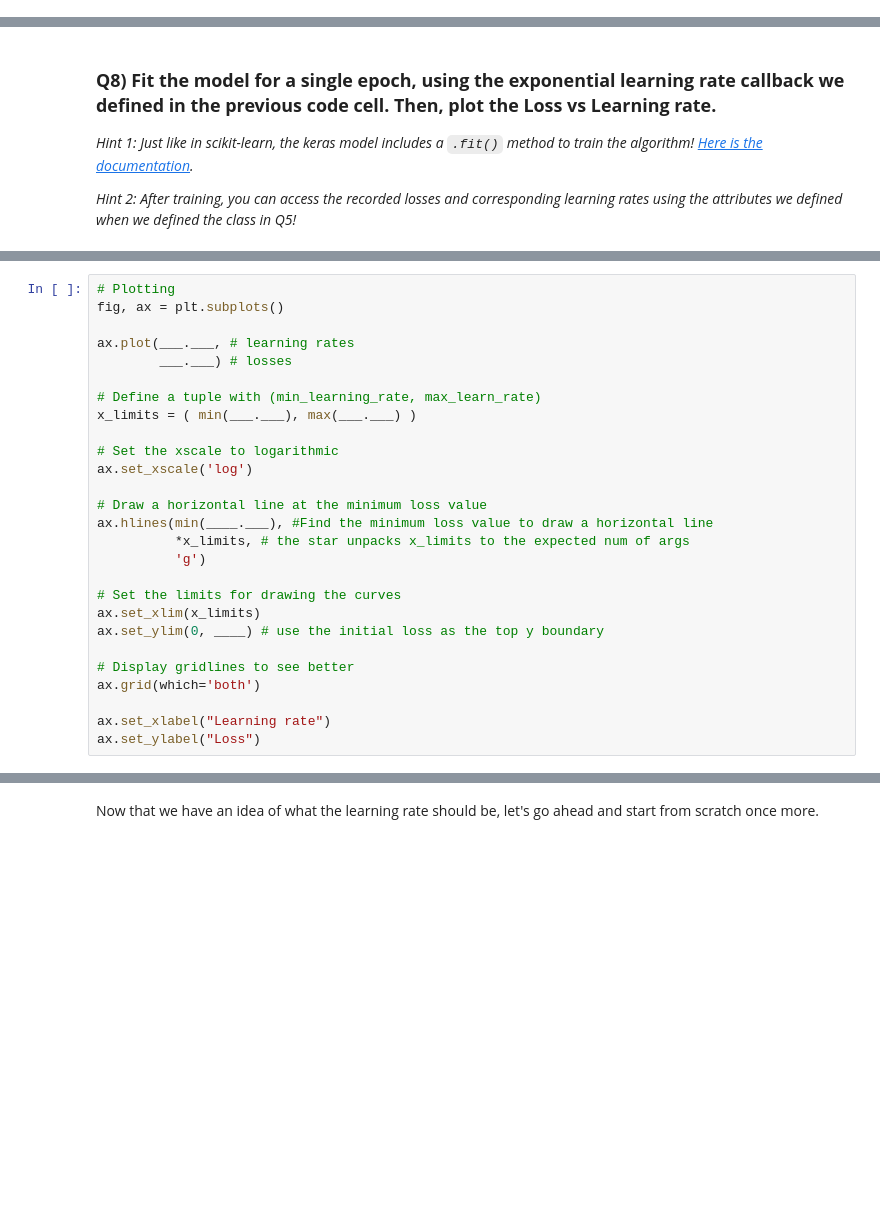
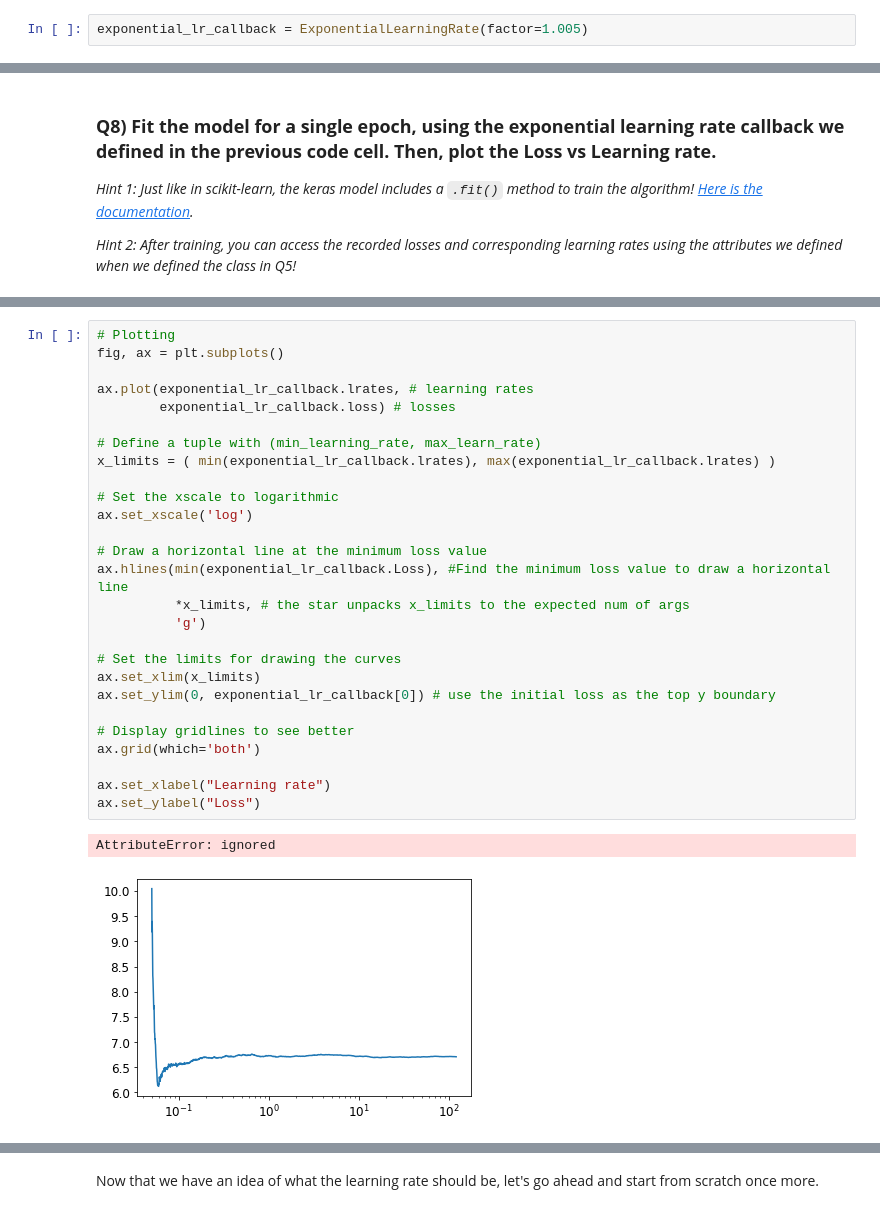
Before and after one commit to MaxHenk/2022_ML_EES, a Jupyter notebook: Labs/S4_1_NNs_with_Keras.ipynb, the cells around one changed output, grey strips where cells are left out. Drawn from its saved outputs; the diff is of its cells as text; blank space fills up the shorter version.

```diff
--- a/Labs/S4_1_NNs_with_Keras.ipynb
+++ b/Labs/S4_1_NNs_with_Keras.ipynb
@@ -304,3 +309,5 @@ exponential_lr_callback = _____(factor=____)
+# %%
+exponential_lr_callback = ExponentialLearningRate(factor=1.005)
 # %% [markdown]
 Let's go ahead and train the compiled model for a single epoch.
 # %% [markdown]
@@ -319,30 +332,33 @@ history = model.___(____, # set the training inputs
 # %%
 # Plotting
 fig, ax = plt.subplots()
 
-ax.plot(___.___, # learning rates
-        ___.___) # losses
+ax.plot(exponential_lr_callback.lrates, # learning rates
+        exponential_lr_callback.loss) # losses
 
 # Define a tuple with (min_learning_rate, max_learn_rate)
-x_limits = ( min(___.___), max(___.___) )
+x_limits = ( min(exponential_lr_callback.lrates), max(exponential_lr_callback.lrates) )
 
 # Set the xscale to logarithmic
 ax.set_xscale('log')
 
 # Draw a horizontal line at the minimum loss value
-ax.hlines(min(____.___), #Find the minimum loss value to draw a horizontal line
+ax.hlines(min(exponential_lr_callback.Loss), #Find the minimum loss value to draw a horizontal line
           *x_limits, # the star unpacks x_limits to the expected num of args
           'g')
 
 # Set the limits for drawing the curves
 ax.set_xlim(x_limits)
-ax.set_ylim(0, ____) # use the initial loss as the top y boundary
+ax.set_ylim(0, exponential_lr_callback[0]) # use the initial loss as the top y boundary
 
 # Display gridlines to see better
 ax.grid(which='both')
 
 ax.set_xlabel("Learning rate")
 ax.set_ylabel("Loss")
+# %% [output]
+AttributeError: ignored
+[figure, added]
 # %% [markdown]
 If you used the architecture we defined above with the learning rate we defined above, you should produce a graph that looks like this:
 <center> <img src='https://unils-my.sharepoint.com/:i:/g/personal/tom_beucler_unil_ch/EUhU2fuy3K1Nm5iuia8ocF8BB2-jU_pAf6h5TA8MaIqrfw?download=1'> </center>
```
Also changed, not shown: parts of 10 cells of this notebook.
